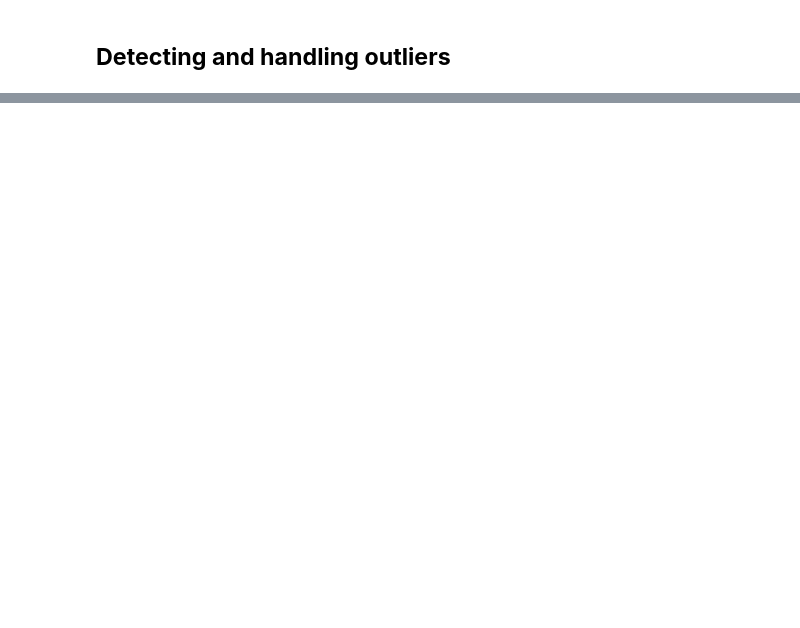
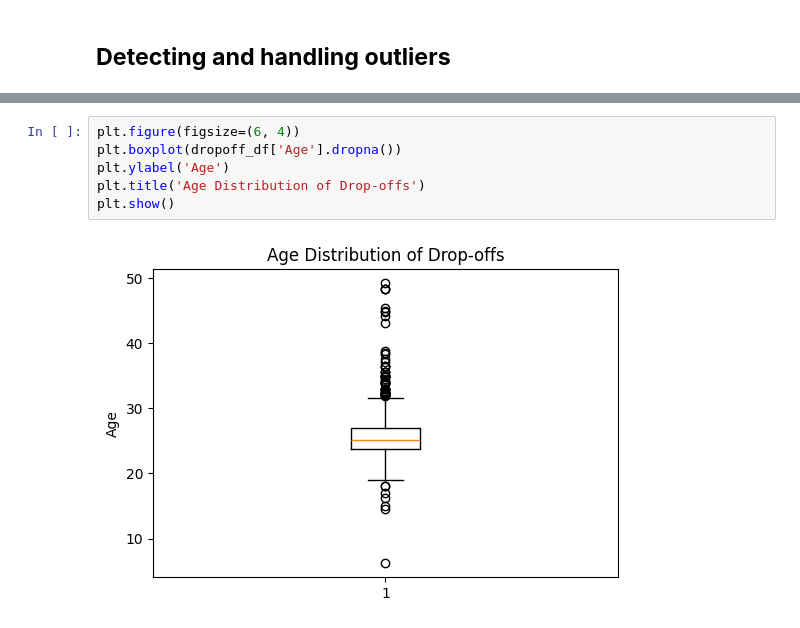
Before and after one commit to bakar-01/Data-project, a Jupyter notebook: LSU-Data.ipynb, the cells around one changed output, grey strips where cells are left out. Drawn from its saved outputs; the diff is of its cells as text; blank space fills up the shorter version.

```diff
--- a/LSU-Data.ipynb
+++ b/LSU-Data.ipynb
@@ -248,0 +458,8 @@ plt.show()
+# %%
+plt.figure(figsize=(6, 4))
+plt.boxplot(dropoff_df['Age'].dropna())
+plt.ylabel('Age')
+plt.title('Age Distribution of Drop-offs')
+plt.show()
+# %% [output]
+[figure, added]
```
Also changed, not shown: parts of 17 cells of this notebook.
